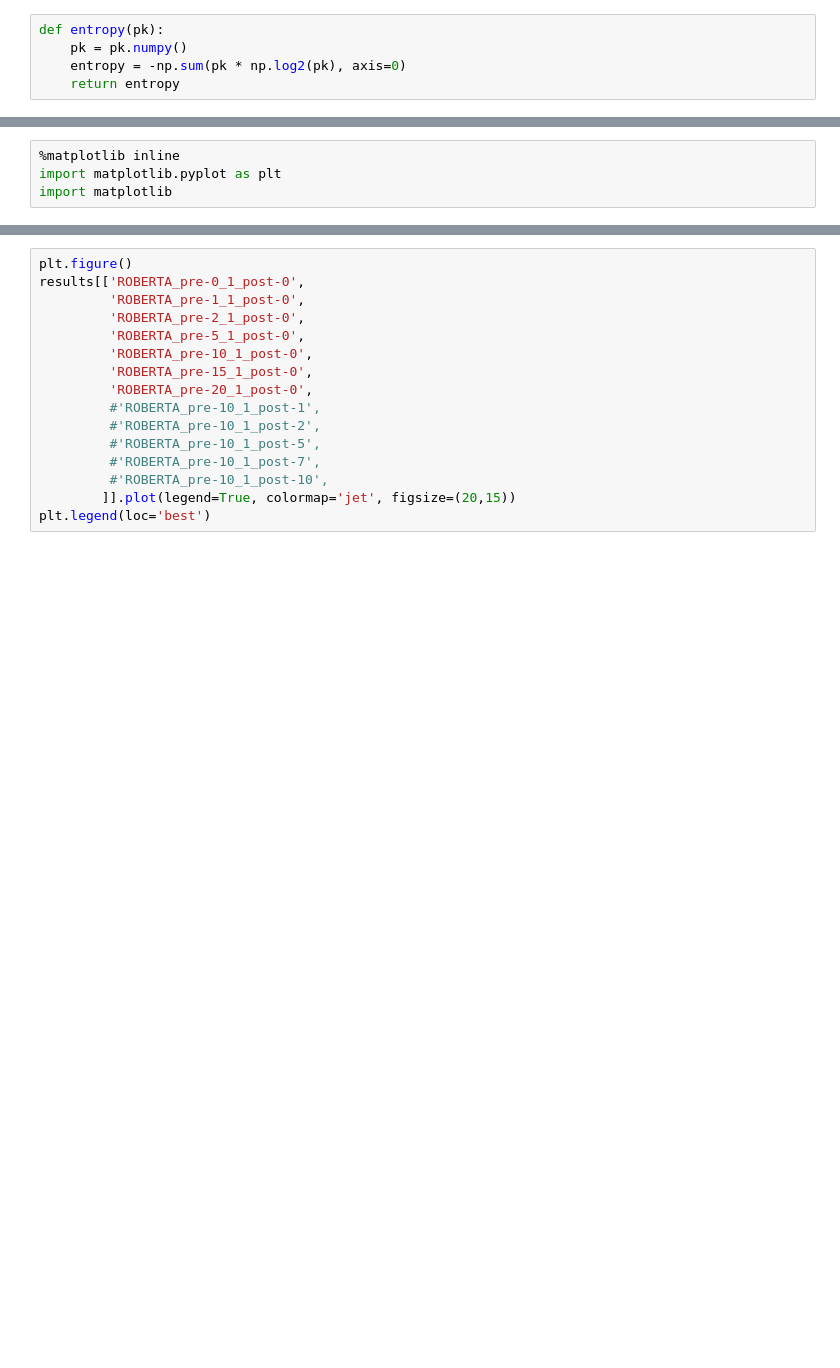
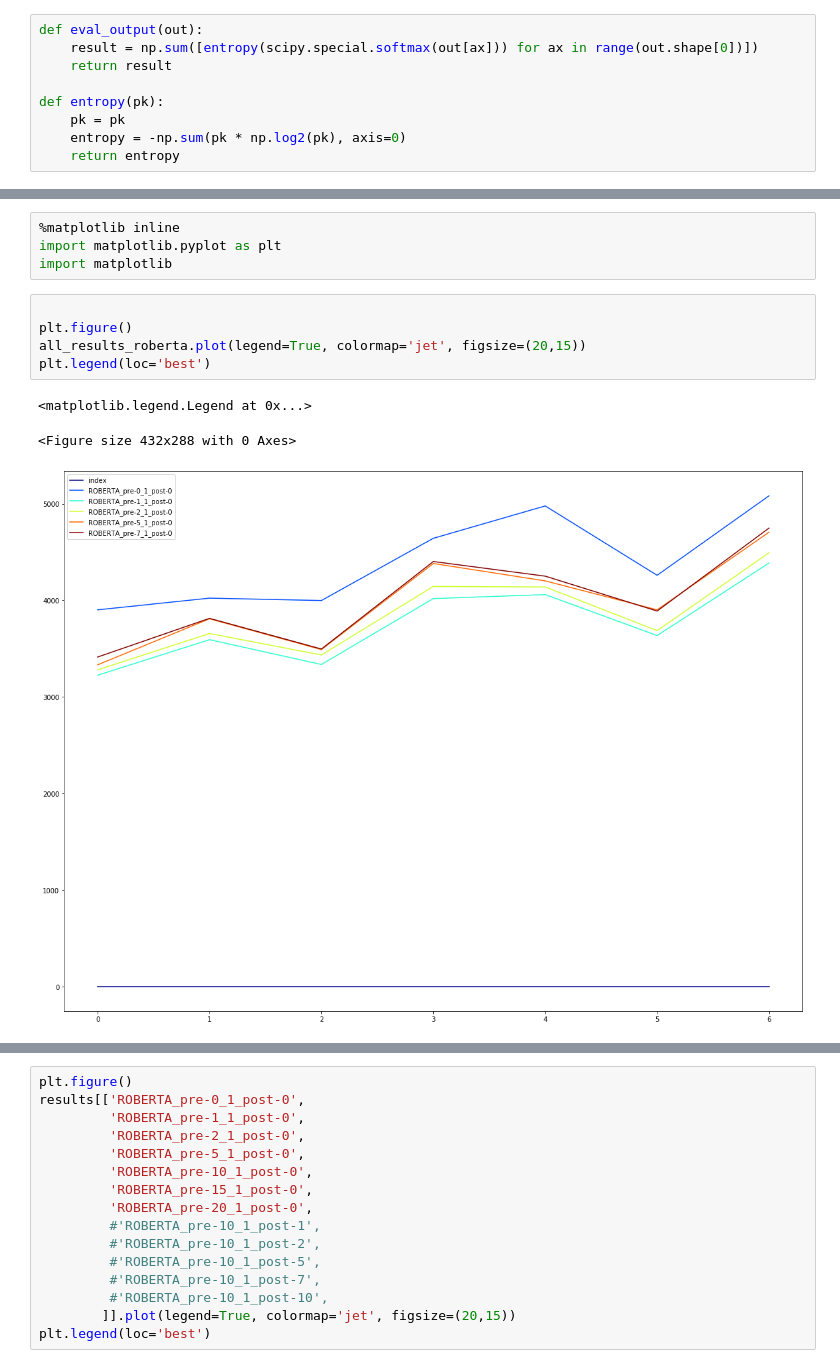
Before and after one commit to AlexandrePsq/NLP_models, a Jupyter notebook: perplexity_comparison.ipynb, the cells around one changed output, grey strips where cells are left out. Saved outputs shown, nothing was run; the diff lists cells and outputs as text; blank space fills up the shorter version.

```diff
--- a/perplexity_comparison.ipynb
+++ b/perplexity_comparison.ipynb
@@ -20,7 +20,11 @@ from ROBERTA import utils as utils_roberta
 # %% [markdown]
 ### Functions
 # %%
+def eval_output(out):
+    result = np.sum([entropy(scipy.special.softmax(out[ax])) for ax in range(out.shape[0])])
+    return result
+
 def entropy(pk):
-    pk = pk.numpy()
+    pk = pk
     entropy = -np.sum(pk * np.log2(pk), axis=0)
     return entropy
@@ -450,3 +425,12 @@ results
 %matplotlib inline
 import matplotlib.pyplot as plt
 import matplotlib
+# %%
+
+plt.figure()
+all_results_roberta.plot(legend=True, colormap='jet', figsize=(20,15))
+plt.legend(loc='best')
+# %% [output]
+<matplotlib.legend.Legend at 0x...>
+<Figure size 432x288 with 0 Axes>
+[figure, added]
```
Also changed, not shown: parts of 23 cells of this notebook.
